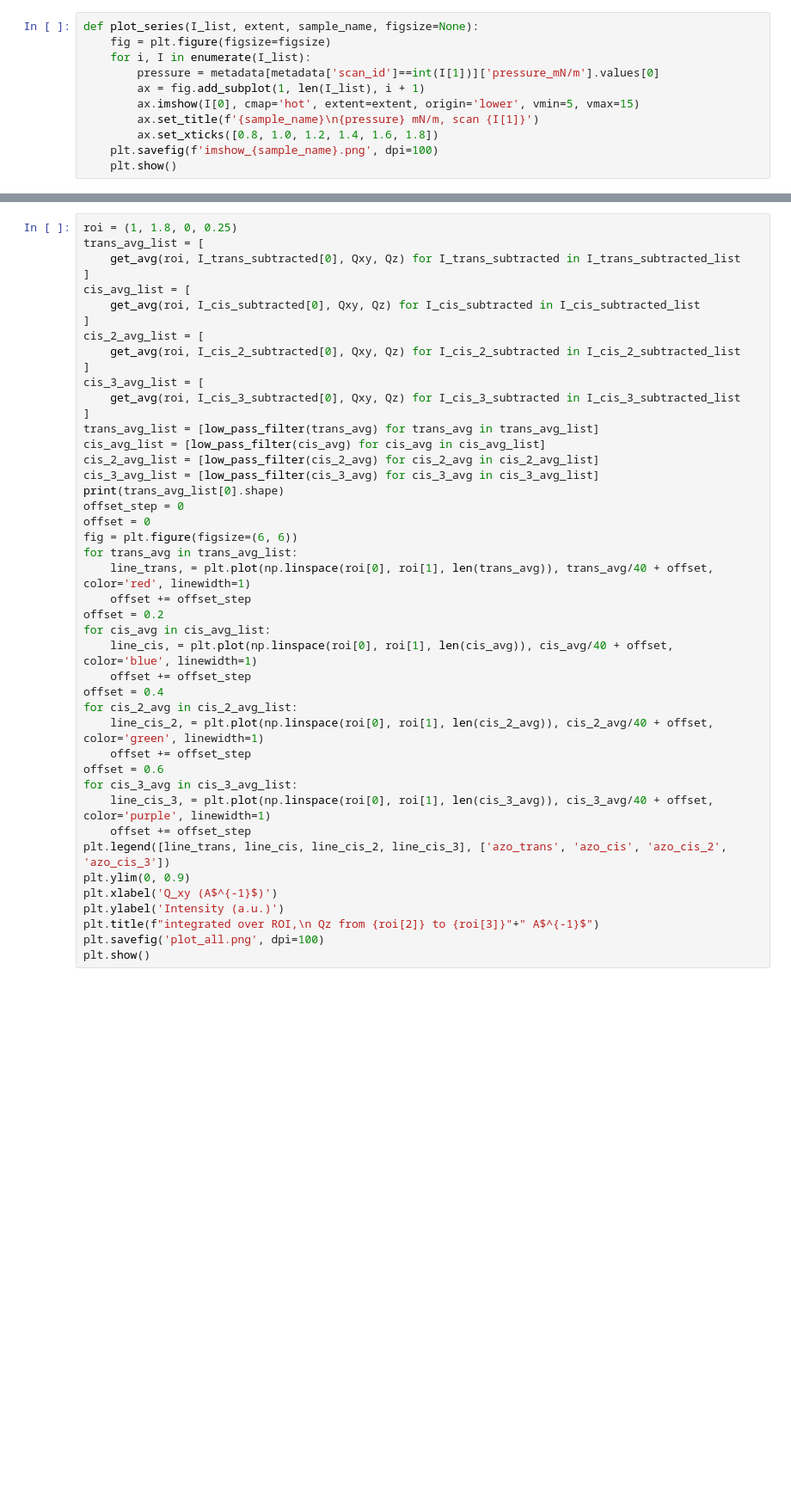
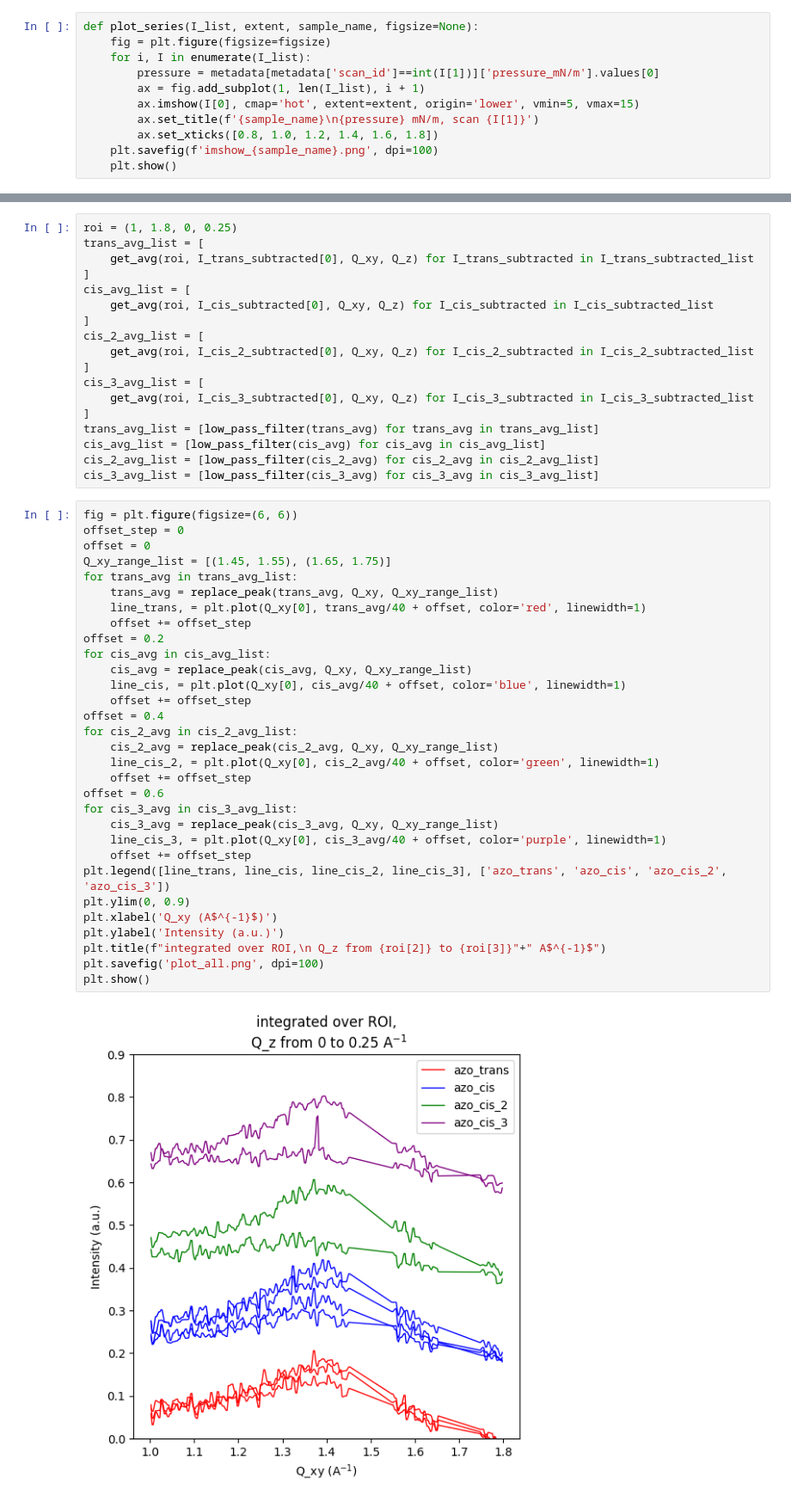
Before and after one commit to keejkrej/gixd-gixos-langmuir, a Jupyter notebook: main.ipynb, the cells around one changed output, grey strips where cells are left out. Shown at 86% size. Saved outputs shown, nothing was run; the diff lists cells and outputs as text; blank space fills up the shorter version.

```diff
--- a/main.ipynb
+++ b/main.ipynb
@@ -129,44 +98,51 @@ plt.show()
+# %%
+roi = (1, 1.8, 0, 0.25)
+trans_avg_list = [
+    get_avg(roi, I_trans_subtracted[0], Q_xy, Q_z) for I_trans_subtracted in I_trans_subtracted_list
+]
+cis_avg_list = [
+    get_avg(roi, I_cis_subtracted[0], Q_xy, Q_z) for I_cis_subtracted in I_cis_subtracted_list
+]
+cis_2_avg_list = [
+    get_avg(roi, I_cis_2_subtracted[0], Q_xy, Q_z) for I_cis_2_subtracted in I_cis_2_subtracted_list
+]
+cis_3_avg_list = [
+    get_avg(roi, I_cis_3_subtracted[0], Q_xy, Q_z) for I_cis_3_subtracted in I_cis_3_subtracted_list
+]
+trans_avg_list = [low_pass_filter(trans_avg) for trans_avg in trans_avg_list]
+cis_avg_list = [low_pass_filter(cis_avg) for cis_avg in cis_avg_list]
+cis_2_avg_list = [low_pass_filter(cis_2_avg) for cis_2_avg in cis_2_avg_list]
+cis_3_avg_list = [low_pass_filter(cis_3_avg) for cis_3_avg in cis_3_avg_list]
 # %%
-roi = (1, 1.8, 0, 0.25)
-trans_avg_list = [
-    get_avg(roi, I_trans_subtracted[0], Qxy, Qz) for I_trans_subtracted in I_trans_subtracted_list
-]
-cis_avg_list = [
-    get_avg(roi, I_cis_subtracted[0], Qxy, Qz) for I_cis_subtracted in I_cis_subtracted_list
-]
-cis_2_avg_list = [
-    get_avg(roi, I_cis_2_subtracted[0], Qxy, Qz) for I_cis_2_subtracted in I_cis_2_subtracted_list
-]
-cis_3_avg_list = [
-    get_avg(roi, I_cis_3_subtracted[0], Qxy, Qz) for I_cis_3_subtracted in I_cis_3_subtracted_list
-]
-trans_avg_list = [low_pass_filter(trans_avg) for trans_avg in trans_avg_list]
-cis_avg_list = [low_pass_filter(cis_avg) for cis_avg in cis_avg_list]
-cis_2_avg_list = [low_pass_filter(cis_2_avg) for cis_2_avg in cis_2_avg_list]
-cis_3_avg_list = [low_pass_filter(cis_3_avg) for cis_3_avg in cis_3_avg_list]
-print(trans_avg_list[0].shape)
+fig = plt.figure(figsize=(6, 6))
 offset_step = 0
 offset = 0
-fig = plt.figure(figsize=(6, 6))
+Q_xy_range_list = [(1.45, 1.55), (1.65, 1.75)]
 for trans_avg in trans_avg_list:
-    line_trans, = plt.plot(np.linspace(roi[0], roi[1], len(trans_avg)), trans_avg/40 + offset, color='red', linewidth=1)
+    trans_avg = replace_peak(trans_avg, Q_xy, Q_xy_range_list)
+    line_trans, = plt.plot(Q_xy[0], trans_avg/40 + offset, color='red', linewidth=1)
     offset += offset_step
 offset = 0.2
 for cis_avg in cis_avg_list:
-    line_cis, = plt.plot(np.linspace(roi[0], roi[1], len(cis_avg)), cis_avg/40 + offset, color='blue', linewidth=1)
+    cis_avg = replace_peak(cis_avg, Q_xy, Q_xy_range_list)
+    line_cis, = plt.plot(Q_xy[0], cis_avg/40 + offset, color='blue', linewidth=1)
     offset += offset_step
 offset = 0.4
 for cis_2_avg in cis_2_avg_list:
-    line_cis_2, = plt.plot(np.linspace(roi[0], roi[1], len(cis_2_avg)), cis_2_avg/40 + offset, color='green', linewidth=1)
+    cis_2_avg = replace_peak(cis_2_avg, Q_xy, Q_xy_range_list)
+    line_cis_2, = plt.plot(Q_xy[0], cis_2_avg/40 + offset, color='green', linewidth=1)
     offset += offset_step
 offset = 0.6
 for cis_3_avg in cis_3_avg_list:
-    line_cis_3, = plt.plot(np.linspace(roi[0], roi[1], len(cis_3_avg)), cis_3_avg/40 + offset, color='purple', linewidth=1)
+    cis_3_avg = replace_peak(cis_3_avg, Q_xy, Q_xy_range_list)
+    line_cis_3, = plt.plot(Q_xy[0], cis_3_avg/40 + offset, color='purple', linewidth=1)
     offset += offset_step
 plt.legend([line_trans, line_cis, line_cis_2, line_cis_3], ['azo_trans', 'azo_cis', 'azo_cis_2', 'azo_cis_3'])
 plt.ylim(0, 0.9)
 plt.xlabel('Q_xy (A$^{-1}$)')
 plt.ylabel('Intensity (a.u.)')
-plt.title(f"integrated over ROI,\n Qz from {roi[2]} to {roi[3]}"+" A$^{-1}$")
+plt.title(f"integrated over ROI,\n Q_z from {roi[2]} to {roi[3]}"+" A$^{-1}$")
 plt.savefig('plot_all.png', dpi=100)
 plt.show()
+# %% [output]
+[figure, added]
```
Also changed, not shown: parts of 13 cells of this notebook, 2 other files.
